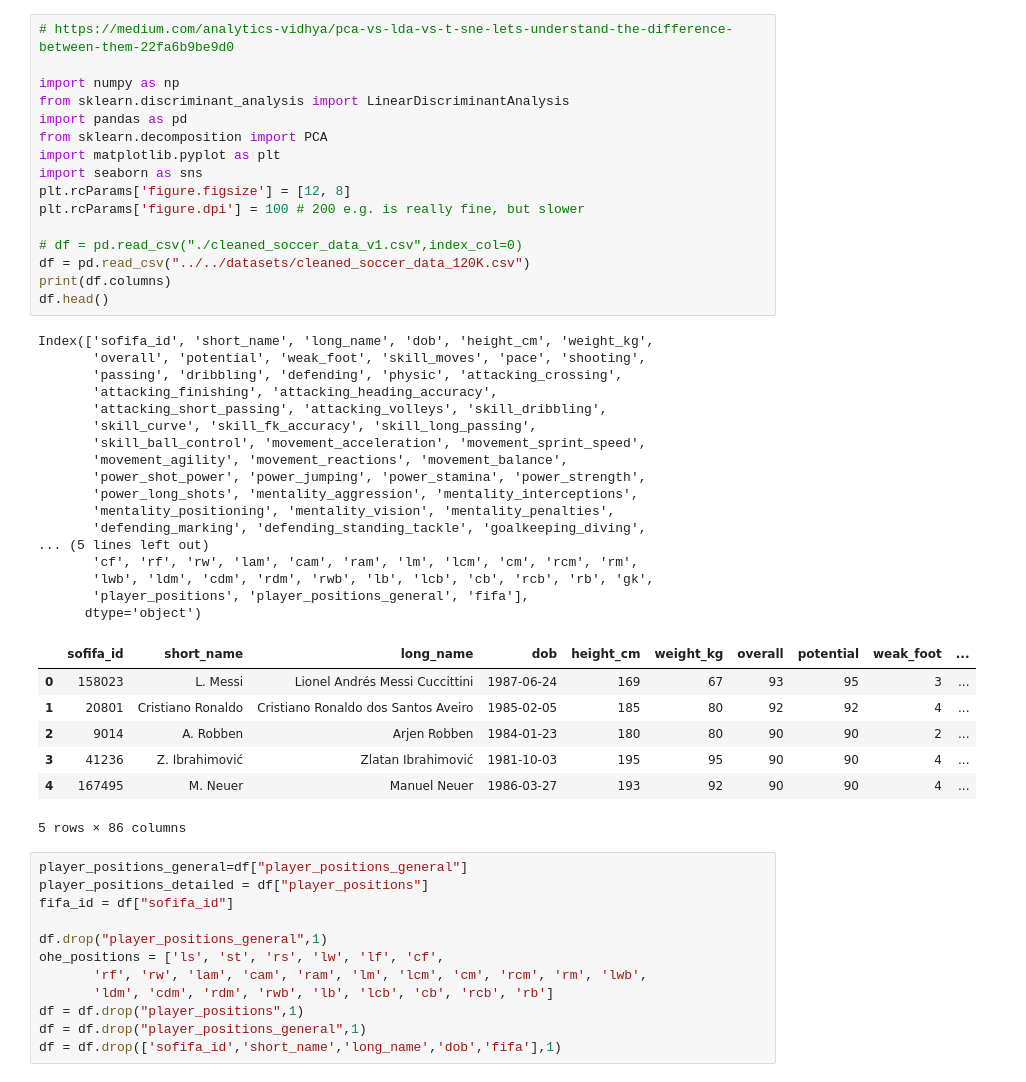
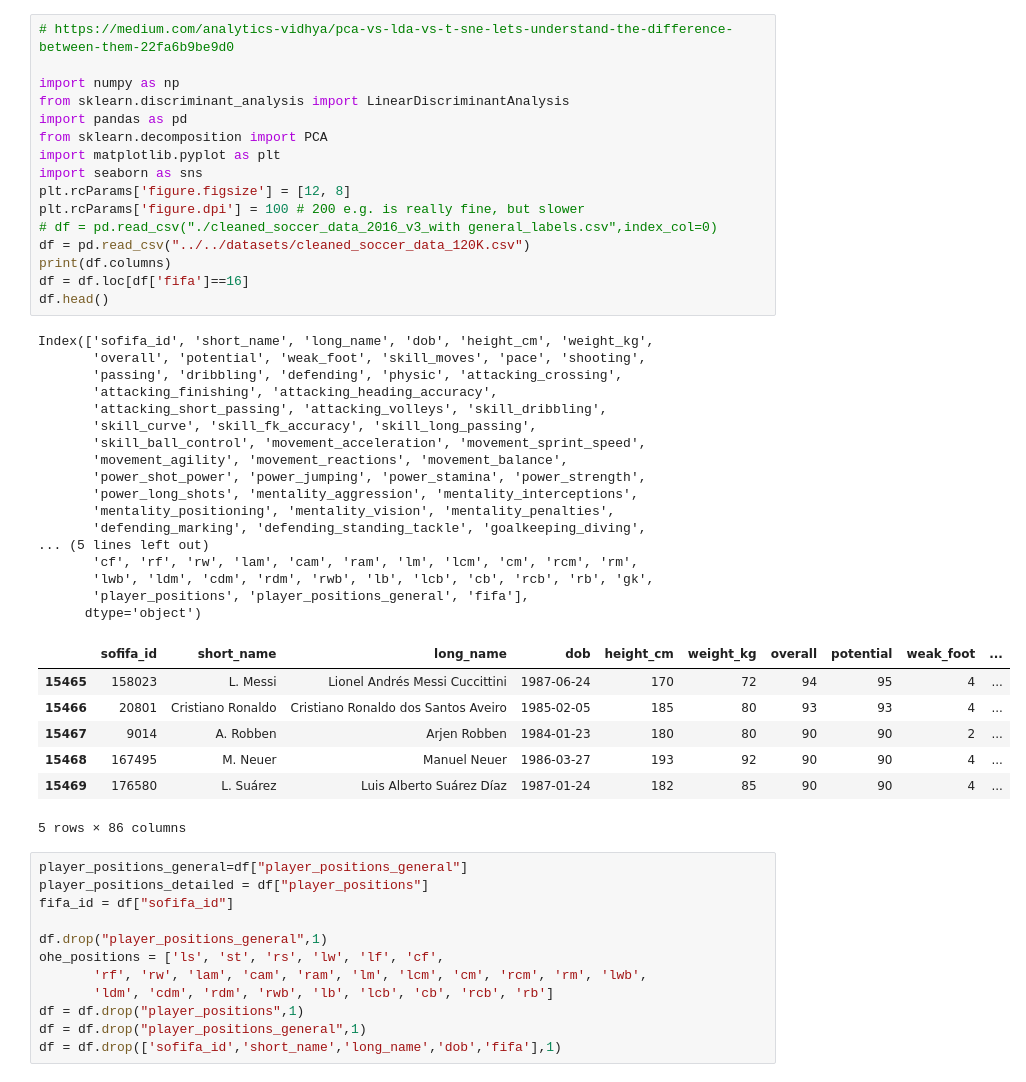
Before and after one commit to limxuanyu127/Soccer-Player-Attributes-Comparison, a Jupyter notebook: fifa_similarity_search/embedding_generation/LDA.ipynb, the cells around one changed output. Cells and saved outputs as stored; diff of their text form.

```diff
--- a/fifa_similarity_search/embedding_generation/LDA.ipynb
+++ b/fifa_similarity_search/embedding_generation/LDA.ipynb
@@ -4,40 +4,40 @@
 import numpy as np
 from sklearn.discriminant_analysis import LinearDiscriminantAnalysis
 import pandas as pd
 from sklearn.decomposition import PCA
 import matplotlib.pyplot as plt
 import seaborn as sns
 plt.rcParams['figure.figsize'] = [12, 8]
 plt.rcParams['figure.dpi'] = 100 # 200 e.g. is really fine, but slower
-
-# df = pd.read_csv("./cleaned_soccer_data_v1.csv",index_col=0)
+# df = pd.read_csv("./cleaned_soccer_data_2016_v3_with general_labels.csv",index_col=0)
 df = pd.read_csv("../../datasets/cleaned_soccer_data_120K.csv")
 print(df.columns)
+df = df.loc[df['fifa']==16]
 df.head()
 # %% [output]
 Index(['sofifa_id', 'short_name', 'long_name', 'dob', 'height_cm', 'weight_kg',
        'overall', 'potential', 'weak_foot', 'skill_moves', 'pace', 'shooting',
        'passing', 'dribbling', 'defending', 'physic', 'attacking_crossing',
        'attacking_finishing', 'attacking_heading_accuracy',
        'attacking_short_passing', 'attacking_volleys', 'skill_dribbling',
        'skill_curve', 'skill_fk_accuracy', 'skill_long_passing',
        'skill_ball_control', 'movement_acceleration', 'movement_sprint_speed',
        'movement_agility', 'movement_reactions', 'movement_balance',
        'power_shot_power', 'power_jumping', 'power_stamina', 'power_strength',
        'power_long_shots', 'mentality_aggression', 'mentality_interceptions',
        'mentality_positioning', 'mentality_vision', 'mentality_penalties',
        'defending_marking', 'defending_standing_tackle', 'goalkeeping_diving',
 ... (5 lines left out)
        'cf', 'rf', 'rw', 'lam', 'cam', 'ram', 'lm', 'lcm', 'cm', 'rcm', 'rm',
        'lwb', 'ldm', 'cdm', 'rdm', 'rwb', 'lb', 'lcb', 'cb', 'rcb', 'rb', 'gk',
        'player_positions', 'player_positions_general', 'fifa'],
       dtype='object')
 |  | sofifa_id | short_name | long_name | dob | height_cm | weight_kg | overall | potential | weak_foot | ... |
-| 0 | 158023 | L. Messi | Lionel Andrés Messi Cuccittini | 1987-06-24 | 169 | 67 | 93 | 95 | 3 | ... |
-| 1 | 20801 | Cristiano Ronaldo | Cristiano Ronaldo dos Santos Aveiro | 1985-02-05 | 185 | 80 | 92 | 92 | 4 | ... |
-| 2 | 9014 | A. Robben | Arjen Robben | 1984-01-23 | 180 | 80 | 90 | 90 | 2 | ... |
-| 3 | 41236 | Z. Ibrahimović | Zlatan Ibrahimović | 1981-10-03 | 195 | 95 | 90 | 90 | 4 | ... |
-| 4 | 167495 | M. Neuer | Manuel Neuer | 1986-03-27 | 193 | 92 | 90 | 90 | 4 | ... |
+| 15465 | 158023 | L. Messi | Lionel Andrés Messi Cuccittini | 1987-06-24 | 170 | 72 | 94 | 95 | 4 | ... |
+| 15466 | 20801 | Cristiano Ronaldo | Cristiano Ronaldo dos Santos Aveiro | 1985-02-05 | 185 | 80 | 93 | 93 | 4 | ... |
+| 15467 | 9014 | A. Robben | Arjen Robben | 1984-01-23 | 180 | 80 | 90 | 90 | 2 | ... |
+| 15468 | 167495 | M. Neuer | Manuel Neuer | 1986-03-27 | 193 | 92 | 90 | 90 | 4 | ... |
+| 15469 | 176580 | L. Suárez | Luis Alberto Suárez Díaz | 1987-01-24 | 182 | 85 | 90 | 90 | 4 | ... |
 5 rows × 86 columns
 # %%
 player_positions_general=df["player_positions_general"]
```
Also changed, not shown: parts of 5 cells of this notebook.
